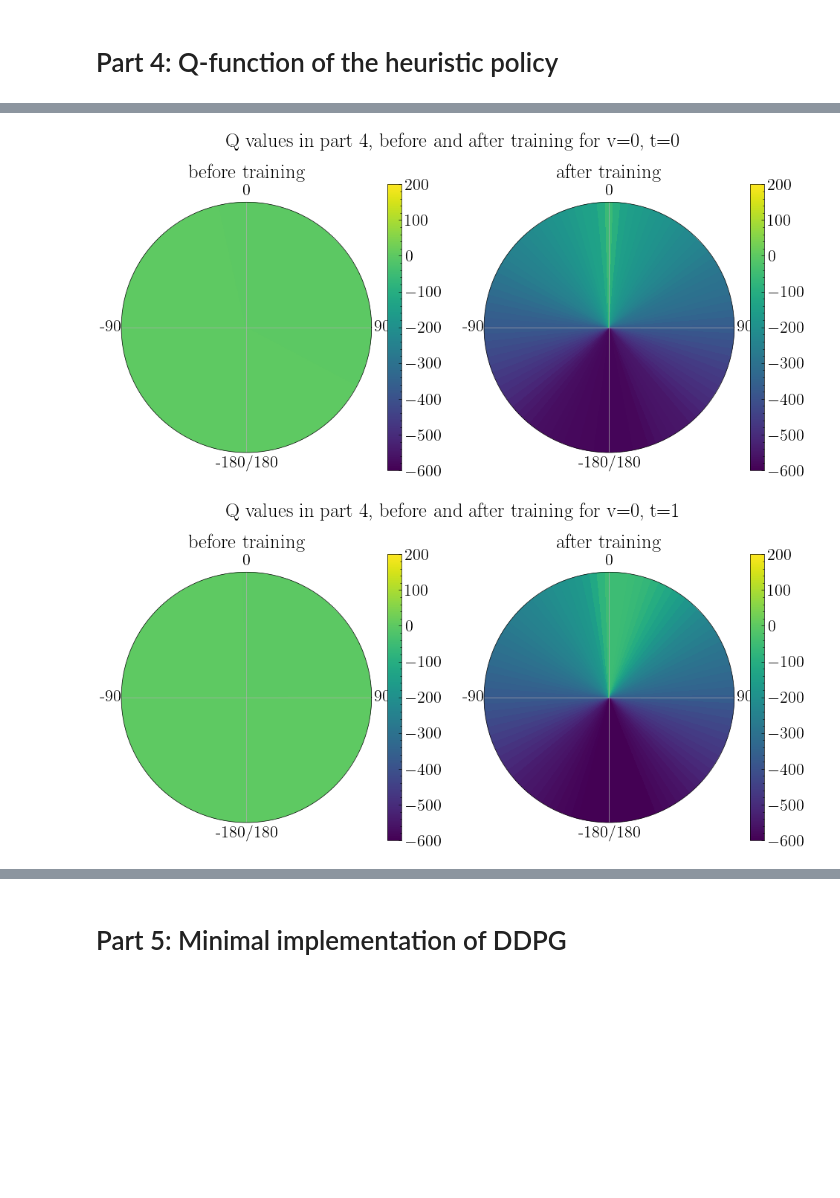
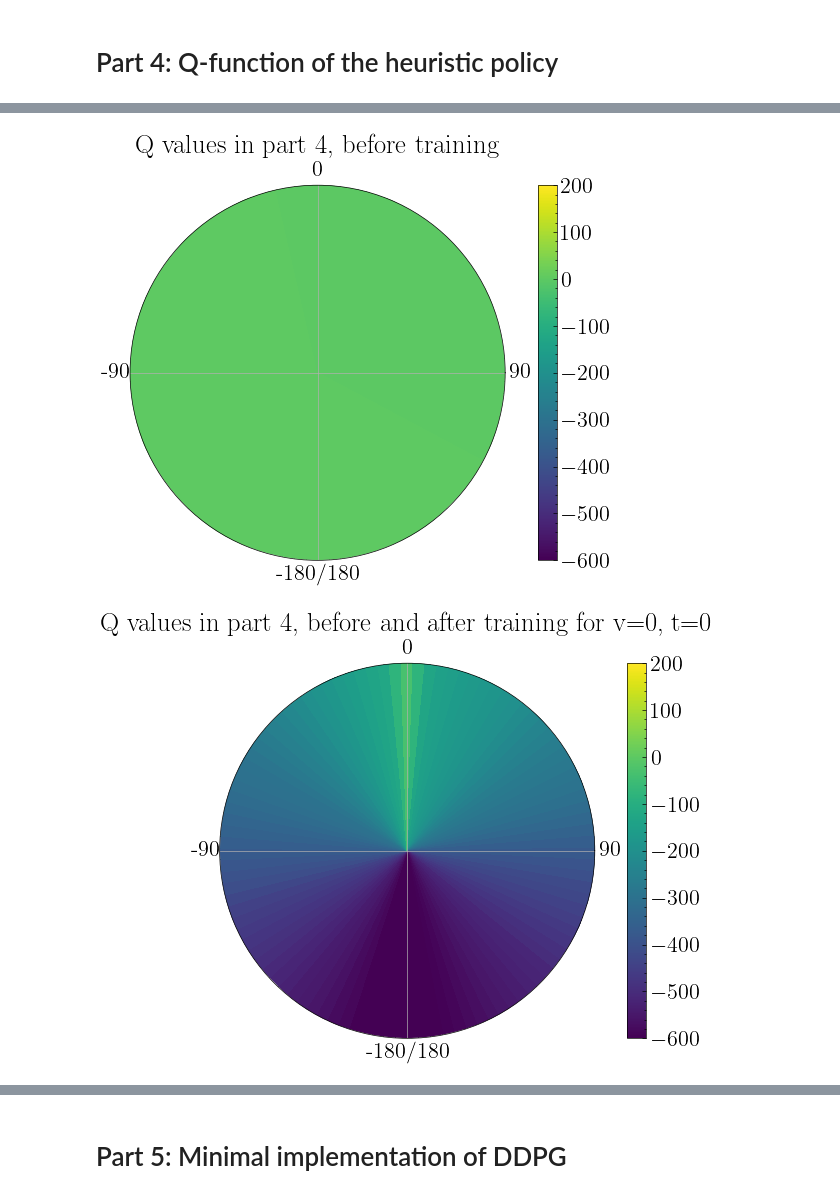
Before and after one commit to tudoroancea/cs_456_project, a Jupyter notebook: project.ipynb, the cells around one changed output, grey strips where cells are left out. Saved outputs shown, nothing was run; the diff lists cells and outputs as text; code cells hidden in the pictures; blank space fills up the shorter version.

Commit message:
updated figures

```diff
--- a/project.ipynb
+++ b/project.ipynb
@@ -273,9 +263,15 @@ def polar_heatmap_before_after(qnetwork_before, qnetwork_after, velocity, torque
 # %%
+plt.subplots(1, 1, subplot_kw=dict(projection="polar"), figsize=(7, 5))
+polar_heatmap(qnetwork_part4_before_training, 0, 0, colorbar=True)
+plt.savefig("figures/qvalues_part4_before_training.png", bbox_inches="tight", dpi=300)
+plt.title("Q values in part 4, before training")
+plt.tight_layout()
 for v, t in [(0, 0), (0, 1), (2.5, 0), (2.5, 1), (2.5, -1)]:
-    polar_heatmap_before_after(qnetwork_part4_before_training, qnetwork_part4, v, t)
+    plt.subplots(1, 1, subplot_kw=dict(projection="polar"), figsize=(7, 5))
+    polar_heatmap(qnetwork_part4, v, t, colorbar=True)
     plt.savefig(f"figures/qvalues_part4_v{v}_t{t}.png", bbox_inches="tight", dpi=300)
-    plt.suptitle(f"Q values in part 4, before and after training for v={v}, t={t}")
+    plt.title(f"Q values in part 4, before and after training for v={v}, t={t}")
     plt.tight_layout()
 # %% [output]
-[figure, old version]
+[figure, new version]
-[figure, old version]
+[figure, new version]
```
Also changed, not shown: parts of 9 cells of this notebook.
